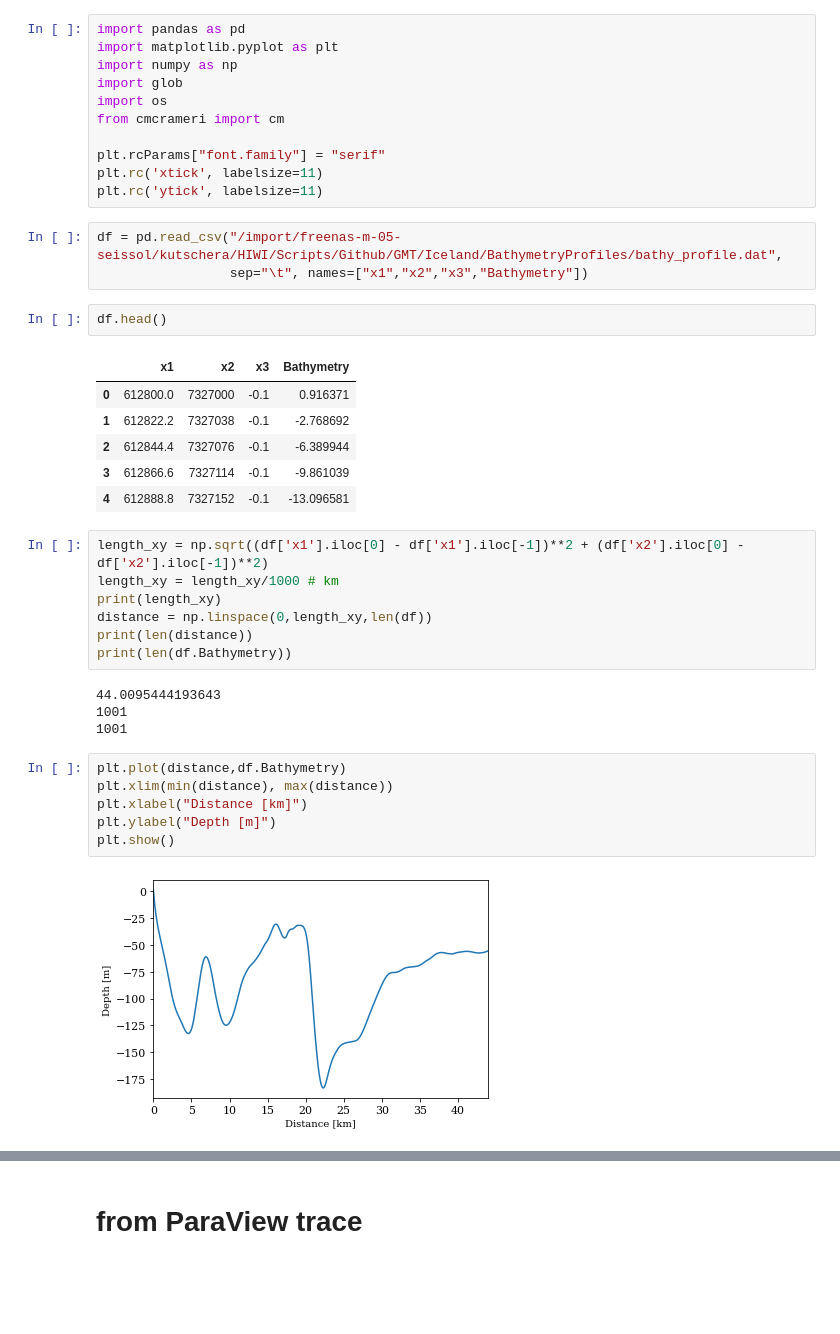
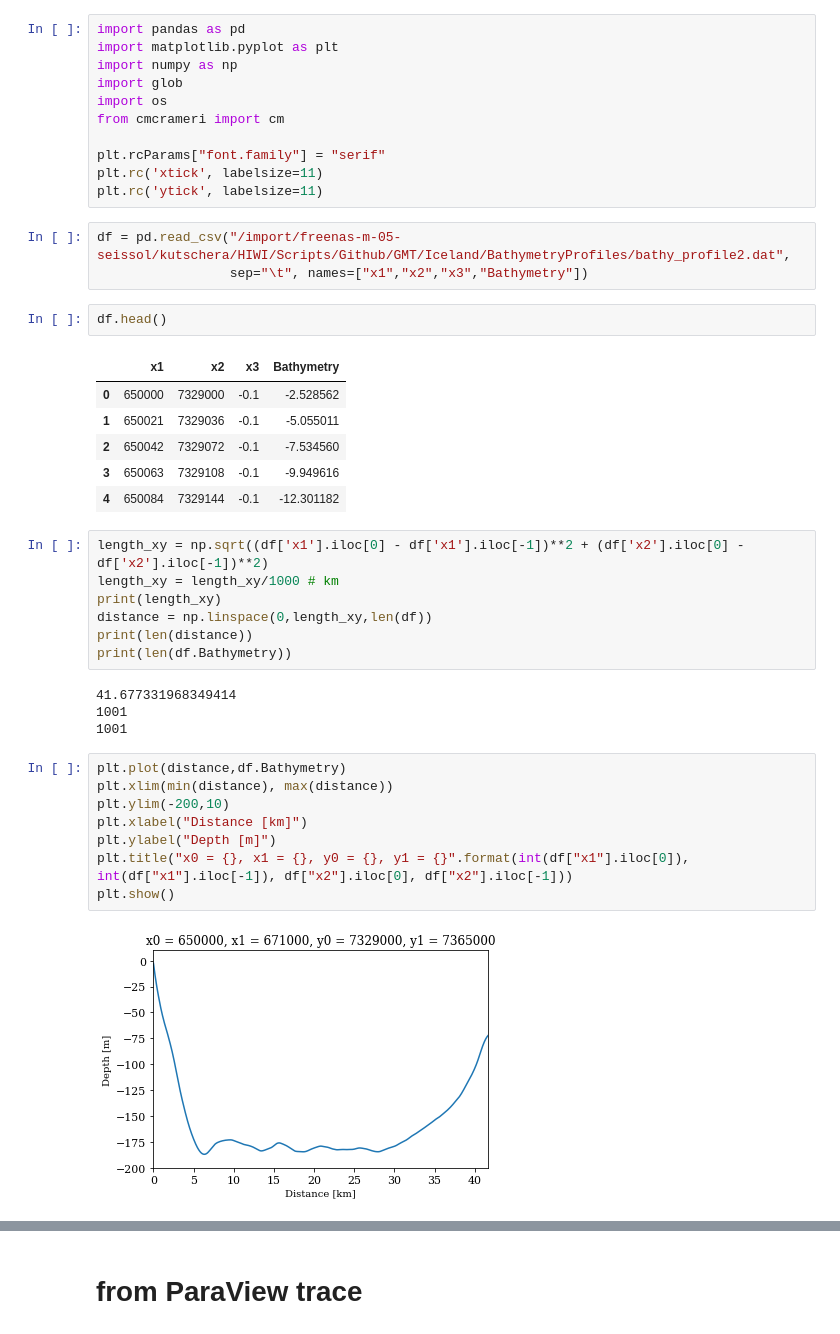
Before and after one commit to fabian-kutschera/Scripts4Processing, a Jupyter notebook: post_plotting/cross-section-bathymetry.ipynb, the cells around one changed output, grey strips where cells are left out. Cells and saved outputs as stored; diff of their text form; blank space fills up the shorter version.

```diff
--- a/post_plotting/cross-section-bathymetry.ipynb
+++ b/post_plotting/cross-section-bathymetry.ipynb
@@ -10,17 +10,17 @@ plt.rcParams["font.family"] = "serif"
 plt.rc('xtick', labelsize=11)
 plt.rc('ytick', labelsize=11)
 # %%
-df = pd.read_csv("/import/freenas-m-05-seissol/kutschera/HIWI/Scripts/Github/GMT/Iceland/BathymetryProfiles/bathy_profile.dat",
+df = pd.read_csv("/import/freenas-m-05-seissol/kutschera/HIWI/Scripts/Github/GMT/Iceland/BathymetryProfiles/bathy_profile2.dat",
                  sep="\t", names=["x1","x2","x3","Bathymetry"])
 # %%
 df.head()
 # %% [output]
 |  | x1 | x2 | x3 | Bathymetry |
-| 0 | 612800.0 | 7327000 | -0.1 | 0.916371 |
-| 1 | 612822.2 | 7327038 | -0.1 | -2.768692 |
-| 2 | 612844.4 | 7327076 | -0.1 | -6.389944 |
-| 3 | 612866.6 | 7327114 | -0.1 | -9.861039 |
-| 4 | 612888.8 | 7327152 | -0.1 | -13.096581 |
+| 0 | 650000 | 7329000 | -0.1 | -2.528562 |
+| 1 | 650021 | 7329036 | -0.1 | -5.055011 |
+| 2 | 650042 | 7329072 | -0.1 | -7.534560 |
+| 3 | 650063 | 7329108 | -0.1 | -9.949616 |
+| 4 | 650084 | 7329144 | -0.1 | -12.301182 |
 # %%
 length_xy = np.sqrt((df['x1'].iloc[0] - df['x1'].iloc[-1])**2 + (df['x2'].iloc[0] - df['x2'].iloc[-1])**2)
 length_xy = length_xy/1000 # km
@@ -29,17 +29,19 @@ distance = np.linspace(0,length_xy,len(df))
 print(len(distance))
 print(len(df.Bathymetry))
 # %% [output]
-44.0095444193643
+41.677331968349414
 1001
 1001
 # %%
 plt.plot(distance,df.Bathymetry)
 plt.xlim(min(distance), max(distance))
+plt.ylim(-200,10)
 plt.xlabel("Distance [km]")
 plt.ylabel("Depth [m]")
+plt.title("x0 = {}, x1 = {}, y0 = {}, y1 = {}".format(int(df["x1"].iloc[0]), int(df["x1"].iloc[-1]), df["x2"].iloc[0], df["x2"].iloc[-1]))
 plt.show()
 # %% [output]
-[figure, old version]
+[figure, new version]
 # %%
 print(min(df.Bathymetry))
 print(df.Bathymetry.mean())
```
Also changed, not shown: parts of 1 cell of this notebook, 5 other files.
